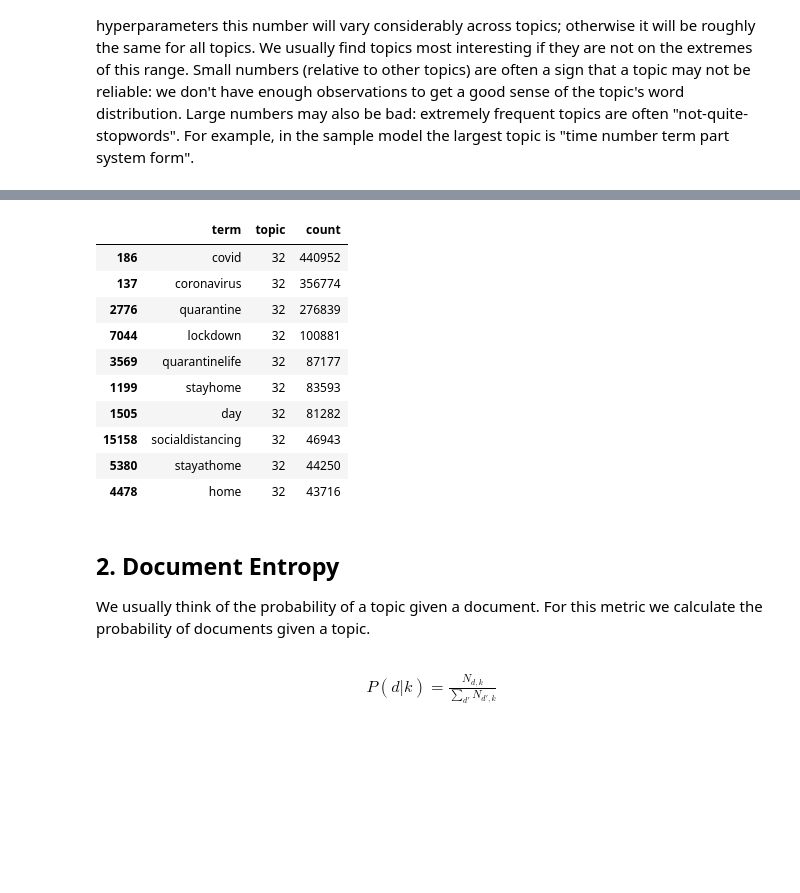
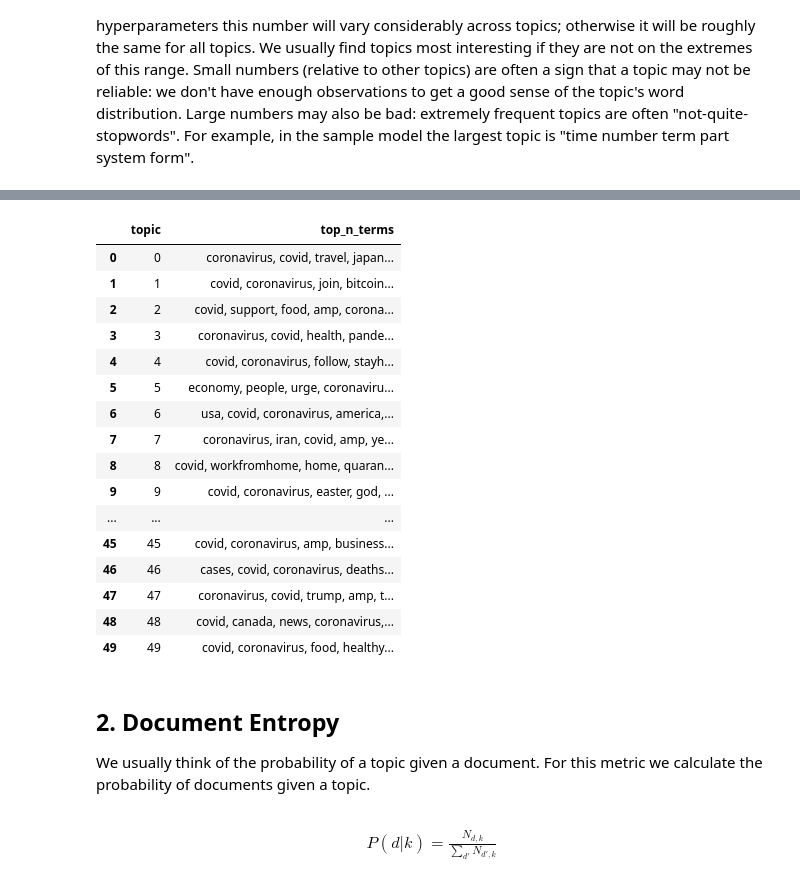
Before and after one commit to dkoban/lda_evaluation, a Jupyter notebook: model_evaluation.ipynb, the cells around one changed output, grey strips where cells are left out. Drawn from its saved outputs; the diff is of its cells as text; code cells hidden in the pictures; blank space fills up the shorter version.

```diff
--- a/model_evaluation.ipynb
+++ b/model_evaluation.ipynb
@@ -118,14 +118,13 @@ These descriptions are designed to make sense without mathematical definitions,
 
 **Tokens.** This metric measures the number of word tokens currently assigned to the topic $N_k=\sum_dN_{d,k}$. Comparing this number to the sum of the token counts for all topics will give you the proportion of the corpus assigned to the topic. If you are using optimized hyperparameters this number will vary considerably across topics; otherwise it will be roughly the same for all topics. We usually find topics most interesting if they are not on the extremes of this range. Small numbers (relative to other topics) are often a sign that a topic may not be reliable: we don't have enough observations to get a good sense of the topic's word distribution. Large numbers may also be bad: extremely frequent topics are often "not-quite-stopwords". For example, in the sample model the largest topic is "time number term part system form".
 # %%
-tokens_by_topic = (TopicTermFreq['topic'].
-                        value_counts().
-                        reset_index().
-                        head().
-                        rename(columns = {'index': 'topic',
-                                          'topic': 'token_count'}))
-
+tokens_by_topic = []
+for i in range(0, 50):
+    token_count = sum(TopicTermFreq[TopicTermFreq['topic'] == i]['count'])
+    tokens_by_topic.append([i, token_count])
+tokens_by_topic = pd.DataFrame(tokens_by_topic,
+                               columns = ['topic', 'token_count'])
 tokens_by_topic.to_csv('/Users/dankoban/Desktop/Twitter/diagnostic_files/tokens_by_topic.csv', index=False)
-tokens_by_topic
+tokens_by_topic.head()
 # %% [output]
 |  | topic | token_count |
@@ -142,22 +141,35 @@ sns.distplot(tokens_by_topic["token_count"])
 # %%
-def top_n_terms(k, n = 10):
+def top_n_terms(k, n = 20):
     result = (TopicTermFreq[TopicTermFreq['topic'] == k].
                   sort_values('count', ascending=False).head(n))
     return result
 
-top_n_terms(32, n = 10)
+pd.set_option('display.max_colwidth', None)
+topic_top_20 = []
+for i in range(0, 50):
+    concat_terms = ', '.join(top_n_terms(i, n = 20)['term'].tolist())
+    topic_top_20.append([i, concat_terms])
+
+topic_tbl = pd.DataFrame(topic_top_20, columns = ['topic', 'top_n_terms'])
+topic_tbl
 # %% [output]
-|  | term | topic | count |
-| 186 | covid | 32 | 440952 |
-| 137 | coronavirus | 32 | 356774 |
-| 2776 | quarantine | 32 | 276839 |
-| 7044 | lockdown | 32 | 100881 |
-| 3569 | quarantinelife | 32 | 87177 |
-| 1199 | stayhome | 32 | 83593 |
-| 1505 | day | 32 | 81282 |
-| 15158 | socialdistancing | 32 | 46943 |
-| 5380 | stayathome | 32 | 44250 |
-| 4478 | home | 32 | 43716 |
+|  | topic | top_n_terms |
+| 0 | 0 | coronavirus, covid, travel, japan... |
+| 1 | 1 | covid, coronavirus, join, bitcoin... |
+| 2 | 2 | covid, support, food, amp, corona... |
+| 3 | 3 | coronavirus, covid, health, pande... |
+| 4 | 4 | covid, coronavirus, follow, stayh... |
+| 5 | 5 | economy, people, urge, coronaviru... |
+| 6 | 6 | usa, covid, coronavirus, america,... |
+| 7 | 7 | coronavirus, iran, covid, amp, ye... |
+| 8 | 8 | covid, workfromhome, home, quaran... |
+| 9 | 9 | covid, coronavirus, easter, god, ... |
+| ... | ... | ... |
+| 45 | 45 | covid, coronavirus, amp, business... |
+| 46 | 46 | cases, covid, coronavirus, deaths... |
+| 47 | 47 | coronavirus, covid, trump, amp, t... |
+| 48 | 48 | covid, canada, news, coronavirus,... |
+| 49 | 49 | covid, coronavirus, food, healthy... |
 # %% [markdown]
 ## 2. Document Entropy
 
```
Also changed, not shown: parts of 16 cells of this notebook.
